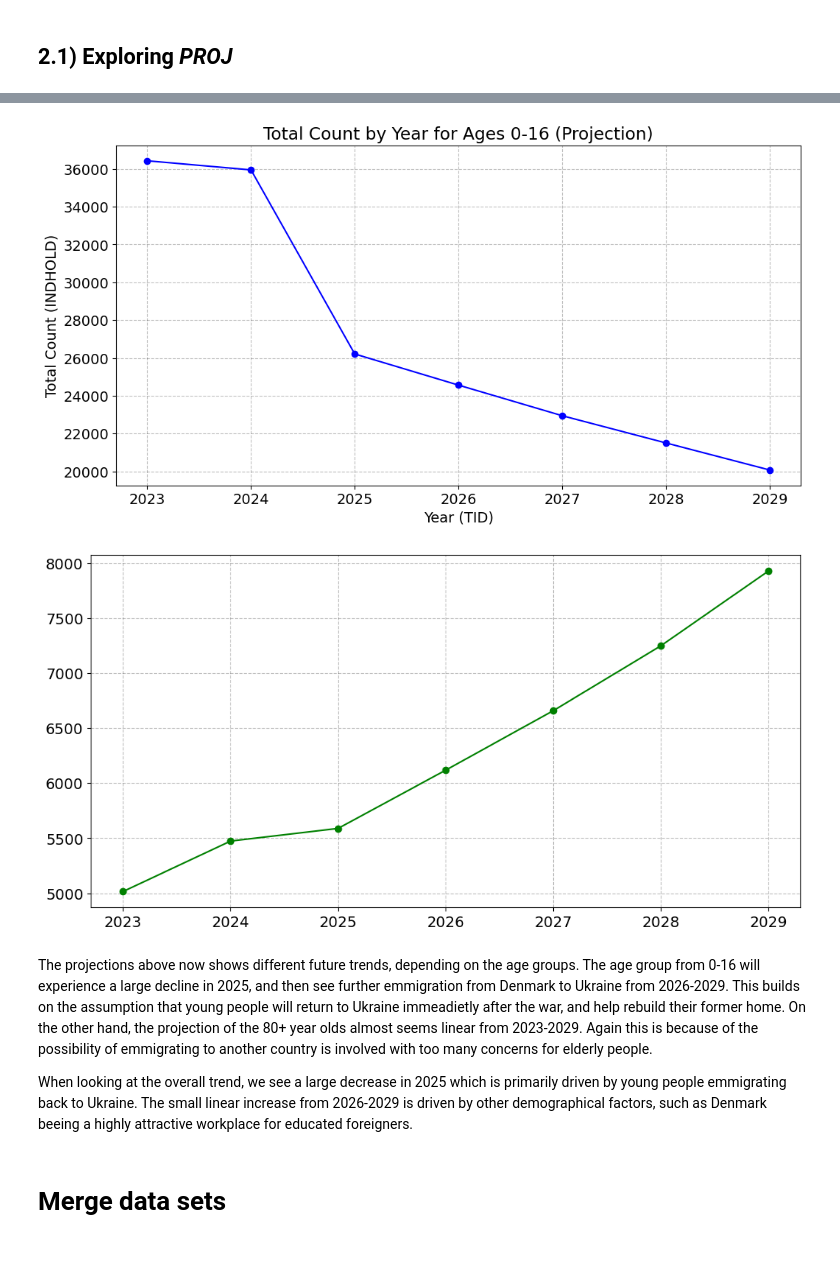
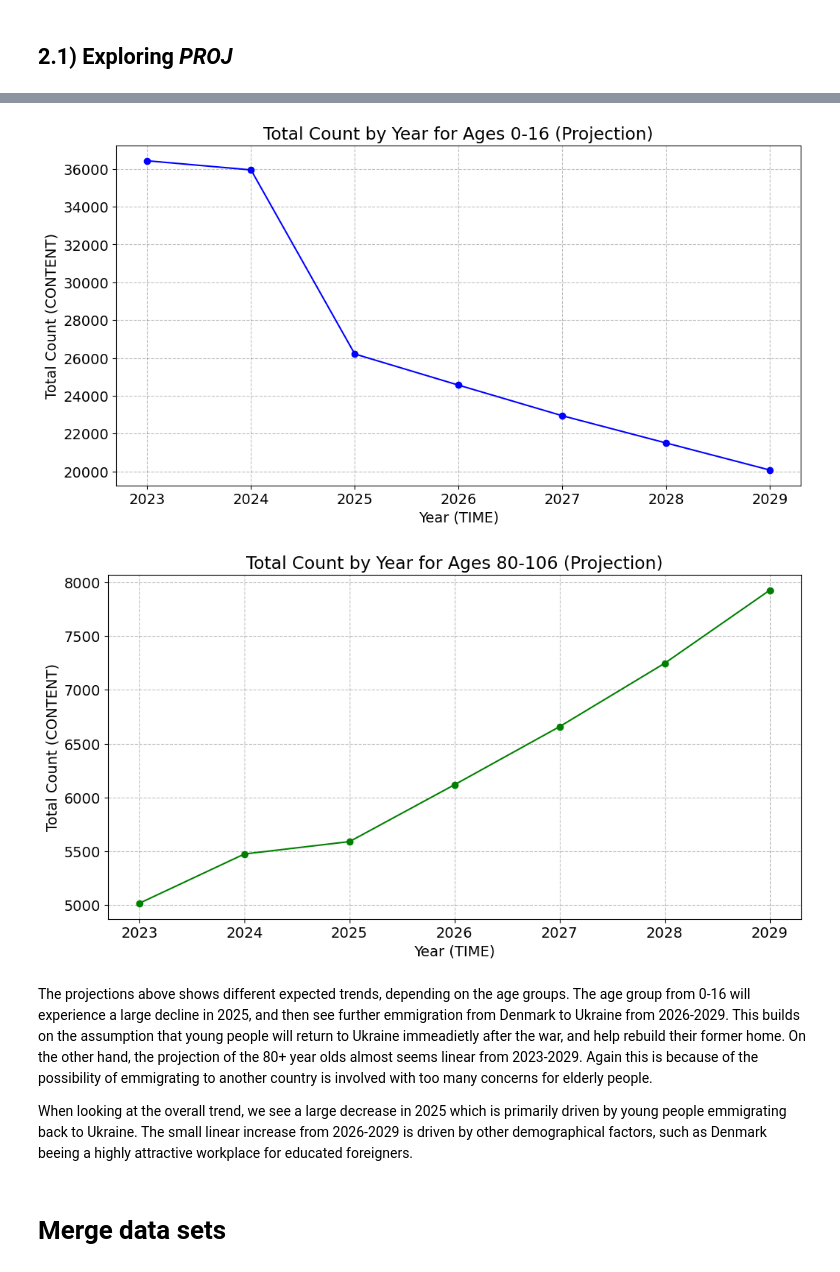
Before and after one commit to NumEconCopenhagen/projects-2024-team-westenholz, a Jupyter notebook: dataproject/dataproject.ipynb, the cells around one changed output, grey strips where cells are left out. Cells and saved outputs as stored; diff of their text form; code cells hidden in the pictures.

```diff
--- a/dataproject/dataproject.ipynb
+++ b/dataproject/dataproject.ipynb
@@ -176,15 +189,18 @@ Last update: 2023-06-01T08:00:00
 # %%
 params = FRDK._define_base_params(language='en')
-params['variables'][0]['values'] = ['25']  # Assuming this is correct for your query
+params['variables'][0]['values'] = ['25']  # We assume this is correct for your query
 params['variables'][3]['values'] = ['2023', '2024', '2025', '2026', '2027', '2028', '2029']
 
-# Now fetch the data with the updated parameters
+# We now fetch the data with the updated parameters
 PROJ = FRDK.get_data(params=params)
-# Proceed with your data processing
+# We proceed with your data processing
 
-# Remove " years" in variable "ALDER" and convert to string
+# We remove "years" in the variable "AGE" and convert to a string
 PROJ['ALDER'] = PROJ['ALDER'].str.replace(" years", "").astype(str)
 PROJ['ALDER'] = PROJ['ALDER'].str.replace(" year", "").astype(str)
 
+# Finally, we rename the variables, so instead of Danish variable names, we have English:
+PROJ.rename(columns={'ALDER': 'AGE', 'HERKOMST': 'ORIGIN', 'KØN': 'GENDER', 'TID': 'TIME', 'INDHOLD': 'CONTENT'}, inplace=True)
+
 PROJ.head()
 # %% [output]
@@ -199,10 +215,10 @@ I want to sum women and men for each value of *ALDER* for each value of *TID*, s
 # %%
-# Group the data by 'ALDER' and 'TID' and sum 'INDHOLD'
-PROJ = PROJ.groupby(['ALDER', 'TID'], as_index=False)['INDHOLD'].sum()
+# We group the data by 'AGE' and 'TIME' and sum the 'CONTENT'
+PROJ = PROJ.groupby(['AGE', 'TIME'], as_index=False)['CONTENT'].sum()
 
-# Assign a new 'KØN' column with the value 'Total' to the aggregated result
-PROJ['KØN'] = 'Total'
+# We assign a new column, 'GENDER', with the value 'Total' to the aggregated result
+PROJ['GENDER'] = 'Total'
 
-# Now total_proj will have the total 'INDHOLD' for each 'ALDER' and 'TID' without separating by 'KØN'
-PROJ.head()
+# Now, PROJ will have the total 'CONTENT' for each 'AGE' and 'TIME' without separating by 'GENDER'
+print(PROJ.head())
 # %% [output]
@@ -231,13 +245,13 @@ As shown in the above tabels, we see an increase in the count, both for 0-16, 80
 # %% [markdown]
 ## 2.1) Exploring ***PROJ***
 # %%
-graph_analysis(PROJ, "Projection", )
+graph_analysis(PROJ, "(Projection)")
 # %% [output]
 [figure]
 [figure]
-[figure, old version]
+[figure, new version]
 # %% [markdown]
-The projections above now shows different future trends, depending on the age groups. The age group from 0-16 will experience a large decline in 2025, and then see further emmigration from Denmark to Ukraine from 2026-2029. This builds on the assumption that young people will return to Ukraine immeadietly after the war, and help rebuild their former home. On the other hand, the projection of the 80+ year olds almost seems linear from 2023-2029. Again this is because of the possibility of emmigrating to another country is involved with too many concerns for elderly people.
+The projections above shows different expected trends, depending on the age groups. The age group from 0-16 will experience a large decline in 2025, and then see further emmigration from Denmark to Ukraine from 2026-2029. This builds on the assumption that young people will return to Ukraine immeadietly after the war, and help rebuild their former home. On the other hand, the projection of the 80+ year olds almost seems linear from 2023-2029. Again this is because of the possibility of emmigrating to another country is involved with too many concerns for elderly people.
 
 When looking at the overall trend, we see a large decrease in 2025 which is primarily driven by young people emmigrating back to Ukraine. The small linear increase from 2026-2029 is driven by other demographical factors, such as Denmark beeing a highly attractive workplace for educated foreigners.
 # %% [markdown]
```
Also changed, not shown: parts of 35 cells of this notebook, 1 other file.
